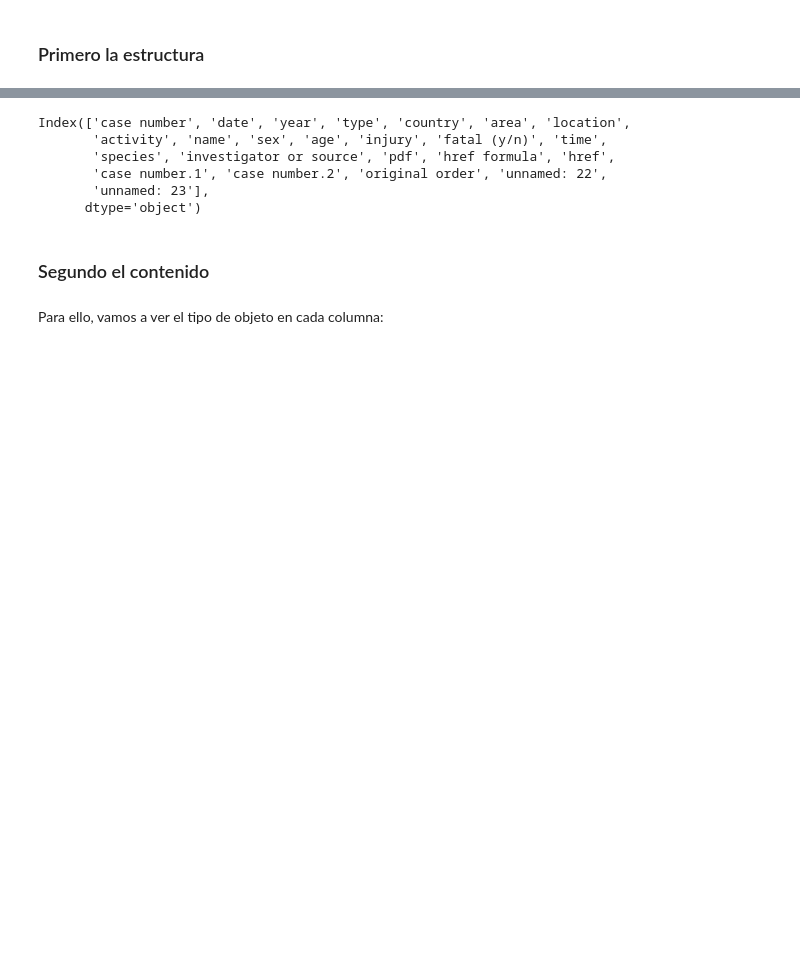
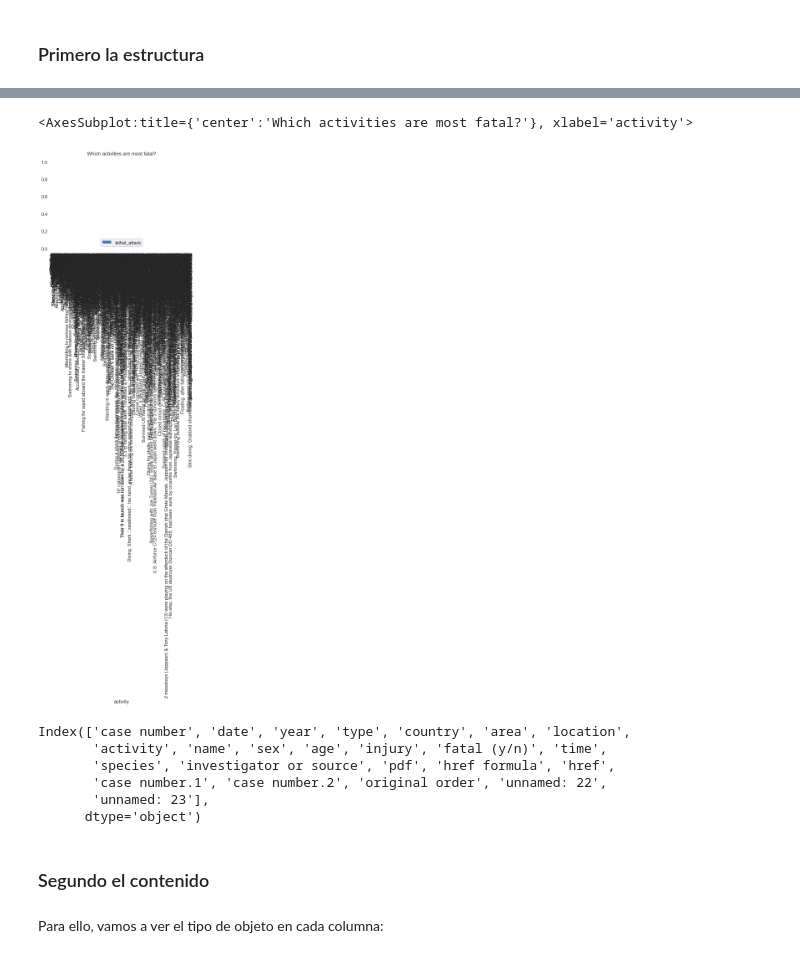
Before and after one commit to xarlomi/data-cleaning-pandas, a Jupyter notebook: visualizacion.ipynb, the cells around one changed output, grey strips where cells are left out. Drawn from its saved outputs; the diff is of its cells as text; code cells hidden in the pictures; blank space fills up the shorter version.

```diff
--- a/visualizacion.ipynb
+++ b/visualizacion.ipynb
@@ -60,3 +41,8 @@ Index(['case number', 'date', 'year', 'type', 'country', 'area', 'location',
+# %%
+df.plot.bar(x="activity",y="lethal_attack", stacked=True, title = "Which activities are most fatal?")
+# %% [output]
+<AxesSubplot:title={'center':'Which activities are most fatal?'}, xlabel='activity'>
+[figure, added]
 # %%
 data.columns = data.columns.str.strip()
 # %%
```
Also changed, not shown: parts of 57 cells of this notebook.
